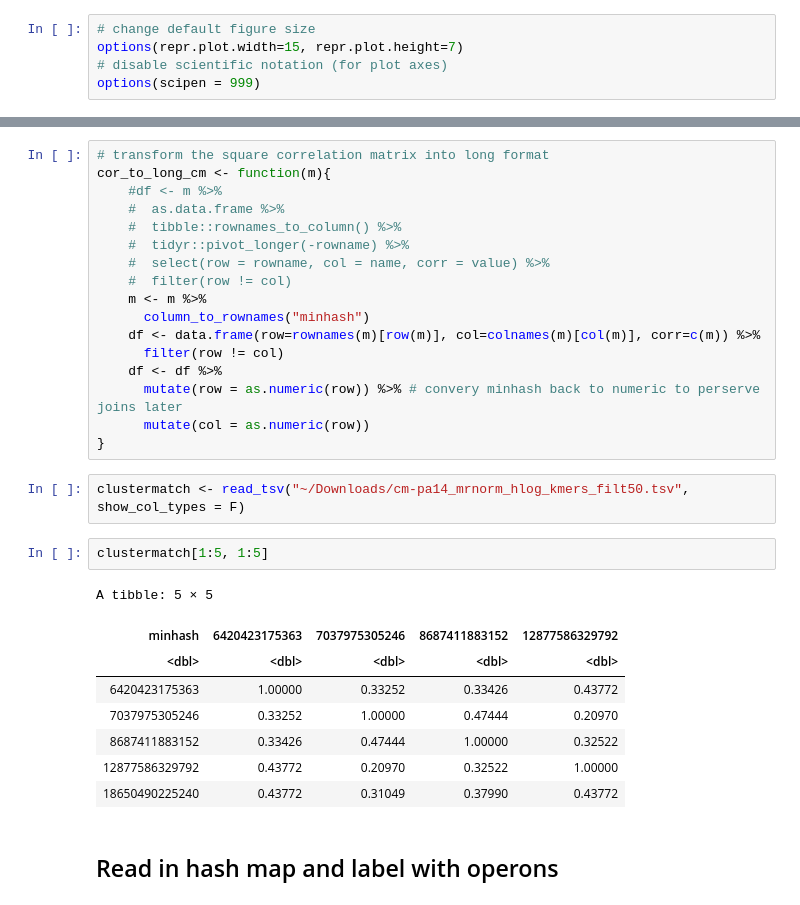
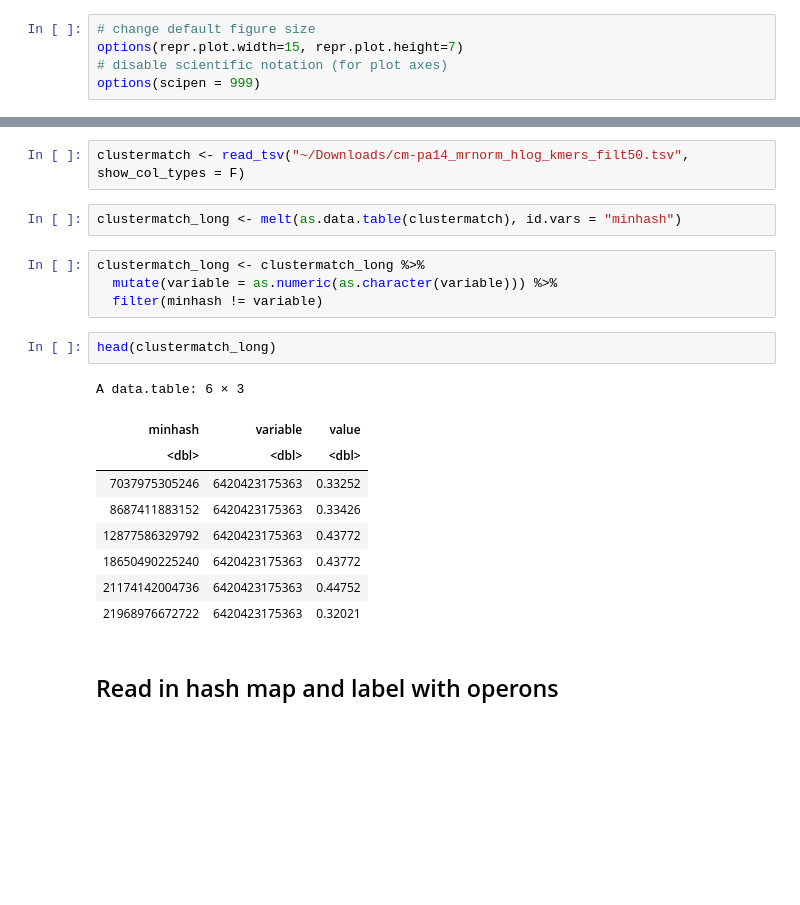
Before and after one commit to taylorreiter/2022-test-sketch-core-accessory-interactome, a Jupyter notebook: notebooks/20220406_plot_clustermatch_results.ipynb, the cells around one changed output, grey strips where cells are left out. Saved outputs shown, nothing was run; the diff lists cells and outputs as text; blank space fills up the shorter version.

```diff
--- a/notebooks/20220406_plot_clustermatch_results.ipynb
+++ b/notebooks/20220406_plot_clustermatch_results.ipynb
@@ -21,33 +22,23 @@ library(ggplot2)
-# %%
-# transform the square correlation matrix into long format
-cor_to_long_cm <- function(m){
-    #df <- m %>%
-    #  as.data.frame %>%
-    #  tibble::rownames_to_column() %>%
-    #  tidyr::pivot_longer(-rowname) %>%
-    #  select(row = rowname, col = name, corr = value) %>%
-    #  filter(row != col)
-    m <- m %>%
-      column_to_rownames("minhash")
-    df <- data.frame(row=rownames(m)[row(m)], col=colnames(m)[col(m)], corr=c(m)) %>%
-      filter(row != col)
-    df <- df %>%
-      mutate(row = as.numeric(row)) %>% # convery minhash back to numeric to perserve joins later
-      mutate(col = as.numeric(row))
-}
 # %%
 clustermatch <- read_tsv("~/Downloads/cm-pa14_mrnorm_hlog_kmers_filt50.tsv", show_col_types = F)
-# %%
-clustermatch[1:5, 1:5]
-# %% [output]
-A tibble: 5 × 5
-| minhash | 6420423175363 | 7037975305246 | 8687411883152 | 12877586329792 |
-| <dbl> | <dbl> | <dbl> | <dbl> | <dbl> |
-| 6420423175363 | 1.00000 | 0.33252 | 0.33426 | 0.43772 |
-| 7037975305246 | 0.33252 | 1.00000 | 0.47444 | 0.20970 |
-| 8687411883152 | 0.33426 | 0.47444 | 1.00000 | 0.32522 |
-| 12877586329792 | 0.43772 | 0.20970 | 0.32522 | 1.00000 |
-| 18650490225240 | 0.43772 | 0.31049 | 0.37990 | 0.43772 |
+# %%
+clustermatch_long <- melt(as.data.table(clustermatch), id.vars = "minhash")
+# %%
+clustermatch_long <- clustermatch_long %>%
+  mutate(variable = as.numeric(as.character(variable))) %>%
+  filter(minhash != variable)
+# %%
+head(clustermatch_long)
+# %% [output]
+A data.table: 6 × 3
+| minhash | variable | value |
+| <dbl> | <dbl> | <dbl> |
+| 7037975305246 | 6420423175363 | 0.33252 |
+| 8687411883152 | 6420423175363 | 0.33426 |
+| 12877586329792 | 6420423175363 | 0.43772 |
+| 18650490225240 | 6420423175363 | 0.43772 |
+| 21174142004736 | 6420423175363 | 0.44752 |
+| 21968976672722 | 6420423175363 | 0.32021 |
 # %% [markdown]
 ## Read in hash map and label with operons
 # %%
```
Also changed, not shown: parts of 9 cells of this notebook.
